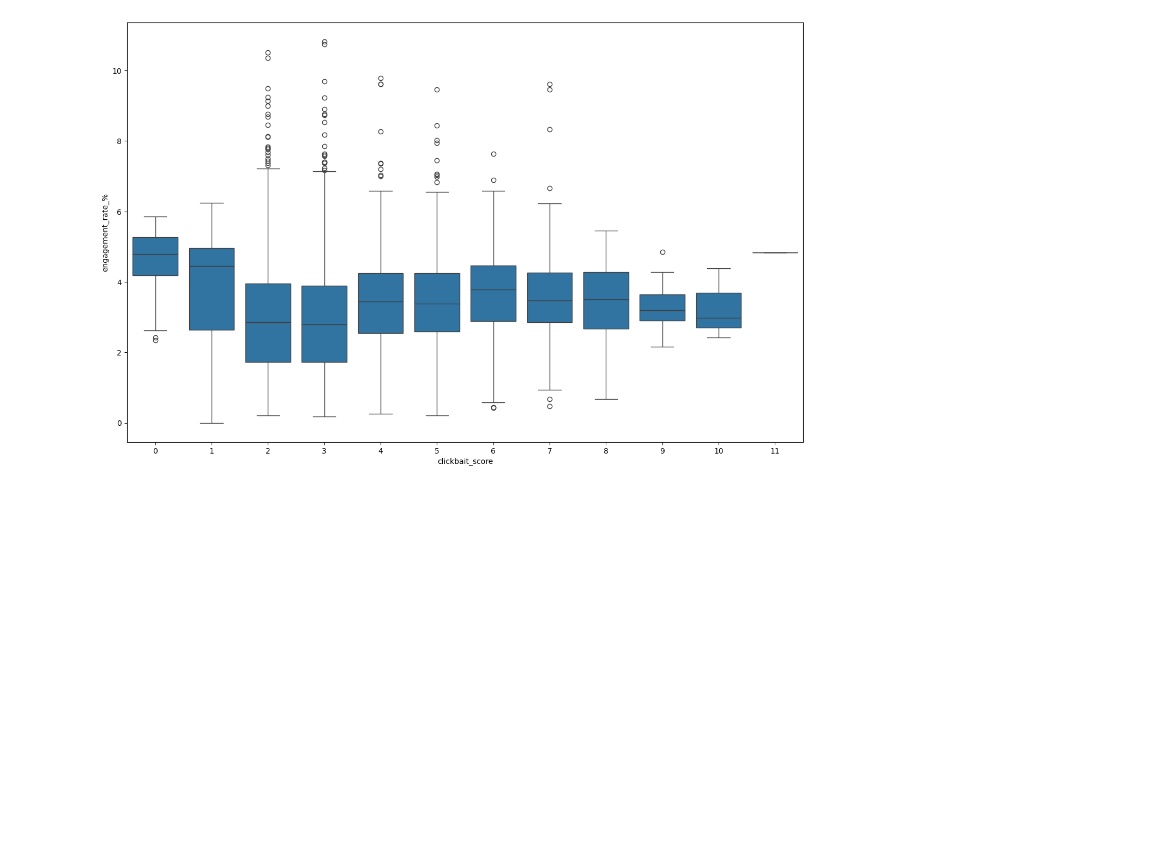
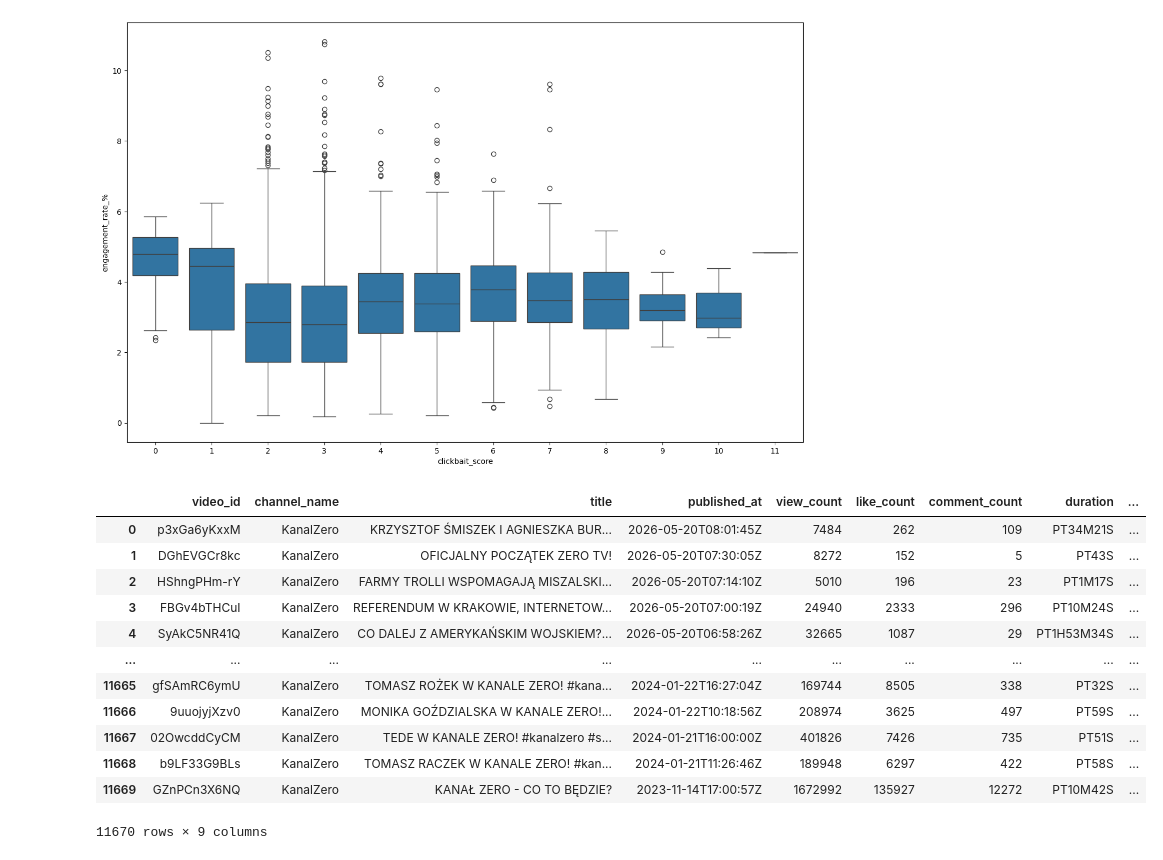
Before and after one commit to KAja278/projekt_analiza_danych_python, a Jupyter notebook: notebooks/wizualizacja_danych_kaja.ipynb, the cells around one changed output. Drawn from its saved outputs; the diff is of its cells as text; code cells hidden in the pictures; blank space fills up the shorter version.

Commit message:
alternatywne rozwiazania: analyzer_token i w wizualizacja_danych_kaja

```diff
--- a/notebooks/wizualizacja_danych_kaja.ipynb
+++ b/notebooks/wizualizacja_danych_kaja.ipynb
@@ -210,3 +330,34 @@ sns.boxplot(x=df["clickbait_score"],y=df["engagement_rate_%"])
 # %% [output]
 <Axes: xlabel='clickbait_score', ylabel='engagement_rate_%'>
 [figure]
+# %%
+#przygotowanie danych
+import pandas as pd
+kanalZero = pd.read_csv("../data/raw/KanalZero_videos_info.csv")
+orb = pd.read_csv("../data/raw/ORB_videos_info.csv")
+konopsky = pd.read_csv("../data/raw/Konopskyy_videos_info.csv")
+
+kanaly = [kanalZero, orb, konopsky]
+
+
+kanaly_dict = {
+    "Kanał Zero": kanalZero,
+    "ORB": orb,
+    "Konopskyy": konopsky
+}
+# %%
+kanalZero
+# %% [output]
+|  | video_id | channel_name | title | published_at | view_count | like_count | comment_count | duration | ... |
+| 0 | p3xGa6yKxxM | KanalZero | KRZYSZTOF ŚMISZEK I AGNIESZKA BUR... | 2026-05-20T08:01:45Z | 7484 | 262 | 109 | PT34M21S | ... |
+| 1 | DGhEVGCr8kc | KanalZero | OFICJALNY POCZĄTEK ZERO TV! | 2026-05-20T07:30:05Z | 8272 | 152 | 5 | PT43S | ... |
+| 2 | HShngPHm-rY | KanalZero | FARMY TROLLI WSPOMAGAJĄ MISZALSKI... | 2026-05-20T07:14:10Z | 5010 | 196 | 23 | PT1M17S | ... |
+| 3 | FBGv4bTHCuI | KanalZero | REFERENDUM W KRAKOWIE, INTERNETOW... | 2026-05-20T07:00:19Z | 24940 | 2333 | 296 | PT10M24S | ... |
+| 4 | SyAkC5NR41Q | KanalZero | CO DALEJ Z AMERYKAŃSKIM WOJSKIEM?... | 2026-05-20T06:58:26Z | 32665 | 1087 | 29 | PT1H53M34S | ... |
+| ... | ... | ... | ... | ... | ... | ... | ... | ... | ... |
+| 11665 | gfSAmRC6ymU | KanalZero | TOMASZ ROŻEK W KANALE ZERO! #kana... | 2024-01-22T16:27:04Z | 169744 | 8505 | 338 | PT32S | ... |
+| 11666 | 9uuojyjXzv0 | KanalZero | MONIKA GOŹDZIALSKA W KANALE ZERO!... | 2024-01-22T10:18:56Z | 208974 | 3625 | 497 | PT59S | ... |
+| 11667 | 02OwcddCyCM | KanalZero | TEDE W KANALE ZERO! #kanalzero #s... | 2024-01-21T16:00:00Z | 401826 | 7426 | 735 | PT51S | ... |
+| 11668 | b9LF33G9BLs | KanalZero | TOMASZ RACZEK W KANALE ZERO! #kan... | 2024-01-21T11:26:46Z | 189948 | 6297 | 422 | PT58S | ... |
+| 11669 | GZnPCn3X6NQ | KanalZero | KANAŁ ZERO - CO TO BĘDZIE? | 2023-11-14T17:00:57Z | 1672992 | 135927 | 12272 | PT10M42S | ... |
+11670 rows × 9 columns
```
Also changed, not shown: parts of 11 cells of this notebook, 8 other files.
